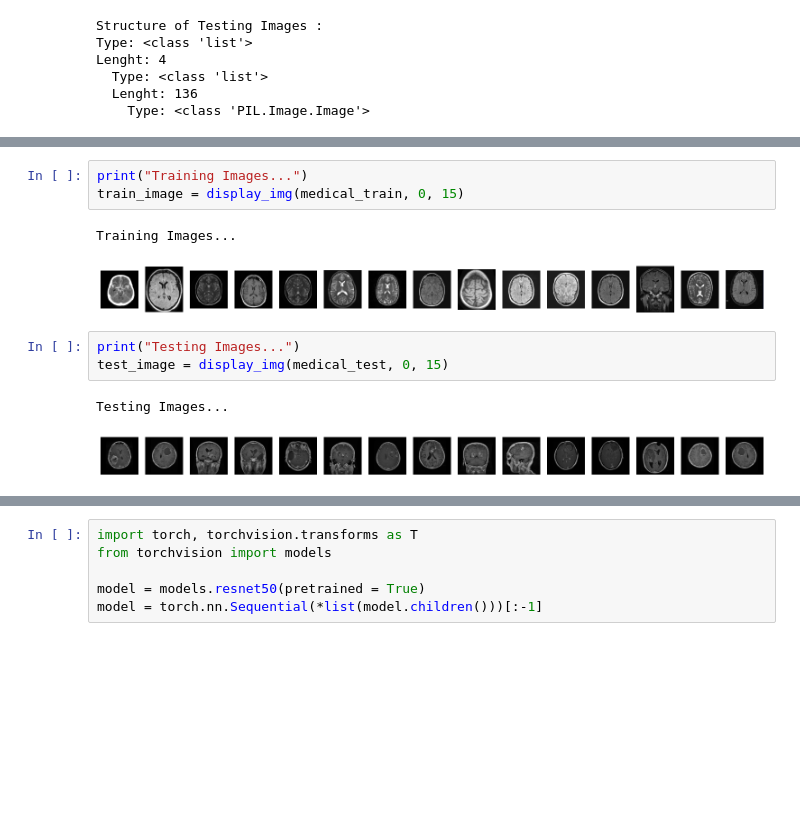
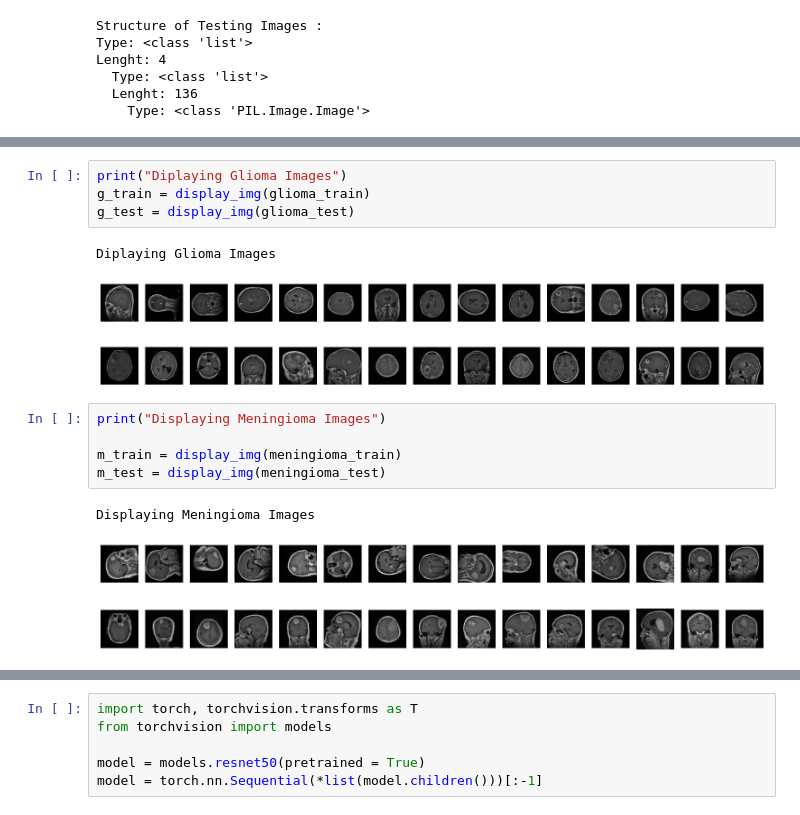
Before and after one commit to tanmaykumarchaki/NeuroScanX, a Jupyter notebook: NSmain.ipynb, the cells around one changed output, grey strips where cells are left out. Saved outputs shown, nothing was run; the diff lists cells and outputs as text; blank space fills up the shorter version.

```diff
--- a/NSmain.ipynb
+++ b/NSmain.ipynb
@@ -54,12 +46,17 @@ Lenght: 4
 # %%
-print("Training Images...")
-train_image = display_img(medical_train, 0, 15)
+print("Diplaying Glioma Images")
+g_train = display_img(glioma_train)
+g_test = display_img(glioma_test)
 # %% [output]
-Training Images...
+Diplaying Glioma Images
-[figure, old version]
+[figure, new version]
+[figure, added]
 # %%
-print("Testing Images...")
-test_image = display_img(medical_test, 0, 15)
+print("Displaying Meningioma Images")
+
+m_train = display_img(meningioma_train)
+m_test = display_img(meningioma_test)
 # %% [output]
-Testing Images...
+Displaying Meningioma Images
-[figure, old version]
+[figure, new version]
+[figure, added]
```
Also changed, not shown: parts of 25 cells of this notebook.
